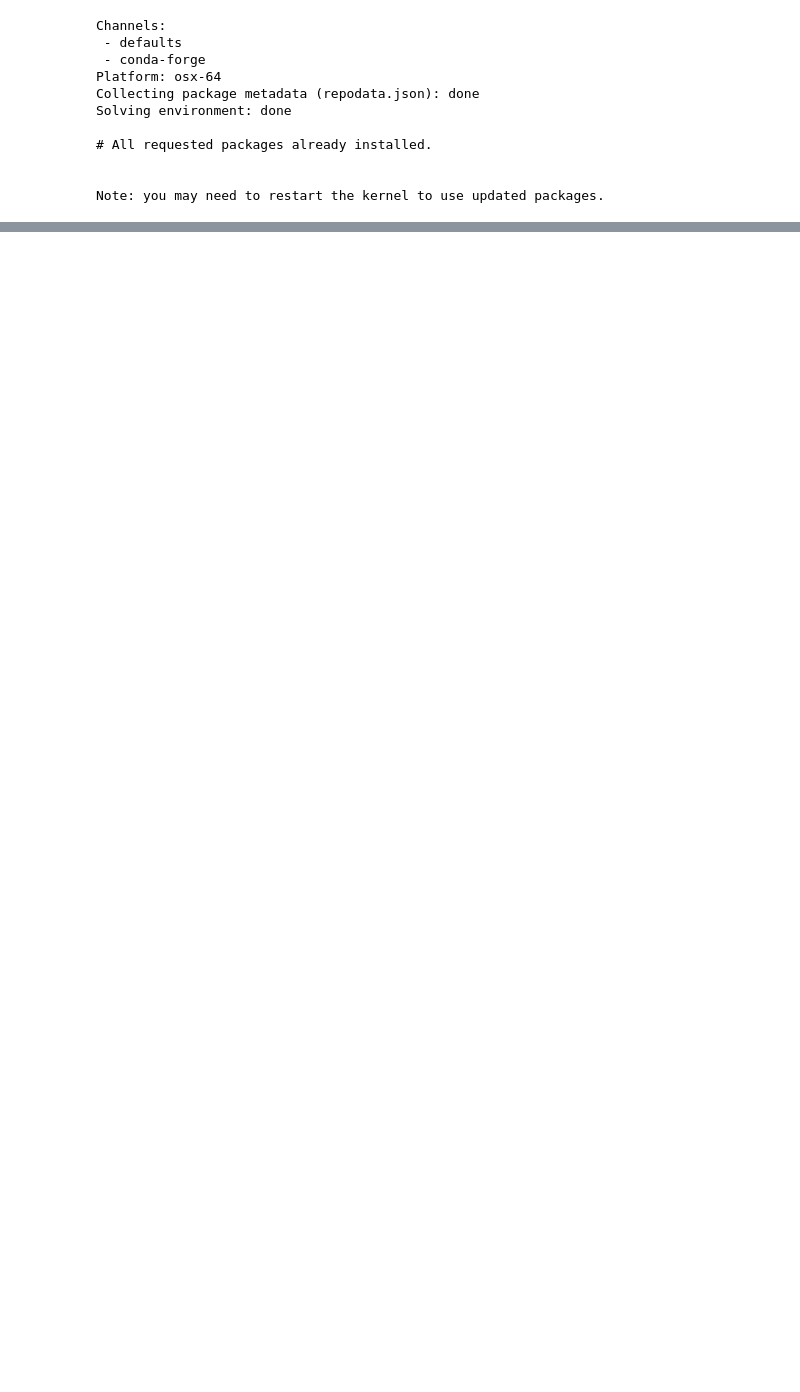
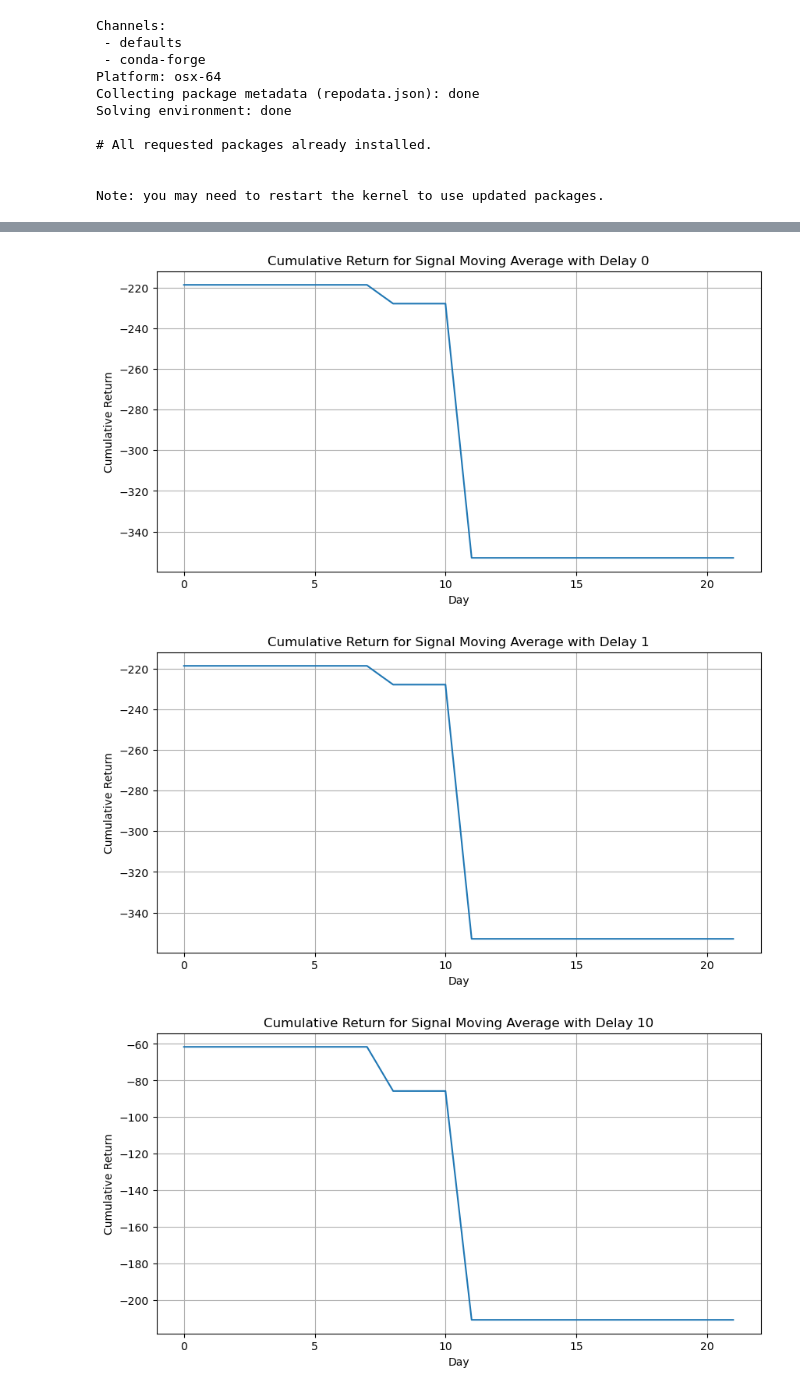
Before and after one commit to amchugh2/230x_team_repo, a Jupyter notebook: project/equity-data/project 1.ipynb, the cells around one changed output, grey strips where cells are left out. Drawn from its saved outputs; the diff is of its cells as text; code cells hidden in the pictures; blank space fills up the shorter version.

Commit message:
ran all signals for all files in anf, graph created

```diff
--- a/project/equity-data/project 1.ipynb
+++ b/project/equity-data/project 1.ipynb
@@ -151,12 +134,0 @@ for df in dfs:
-# %%
-directory = 'equity-pkl'
-
-dfs = []
-
-for filename in os.listdir(directory):
-    if filename.endswith('.pkl'):
-        filepath = os.path.join(directory, filename)
-        with open(filepath, 'rb') as file:
-            data = pickle.load(file)
-            dfs.append(data)
-            print(f"Loaded {filename}")
@@ -500,7 +454,7 @@ def execute_trading_signal(df, signal, order_size=1_000_000):
                 # Sell all shares at the bid price
                 ask_price = asks.loc[i, 'ask_px_00']
                 ask_size = asks.loc[i, 'ask_sz_00']
-                sell_qty = min(shares_held, bid_size)
+                sell_qty = min(shares_held, ask_size)
                 revenue = sell_qty * ask_price
                 position -= revenue
                 shares_held -= sell_qty
@@ -577,0 +530,2 @@ def signal_and_trade(ticker, directory):
+# %%
+df = signal_and_trade('ANF', directory)
@@ -577,0 +642,27 @@ def signal_and_trade(ticker, directory):
+# %%
+import matplotlib.pyplot as plt
+
+# Iterate through the dictionary df
+for key, value in df.items():
+    # Convert the list into a pandas Series
+    series = pd.Series(value).cumsum()
+    delay_param = key[1] if key[1] != '2' else 10
+    # Plot the Series
+    plt.figure(figsize=(10, 5))
+    plt.plot(series)
+    delay = int(key[1])
+    if key[0] == '0':
+        signal = 'Moving Average'
+    elif key[0] == '1':
+        signal = 'Momentum in Price'
+    else:
+        signal = 'Spread Order Imbalance'
+    plt.title(f'Cumulative Return for Signal {signal} with Delay {delay_param}')
+    plt.xlabel('Day')
+    plt.ylabel('Cumulative Return')
+    plt.grid(True)
+    plt.show()
+# %% [output]
+[figure, added]
+[figure, added]
+[figure, added]
```
Also changed, not shown: parts of 15 cells of this notebook.
